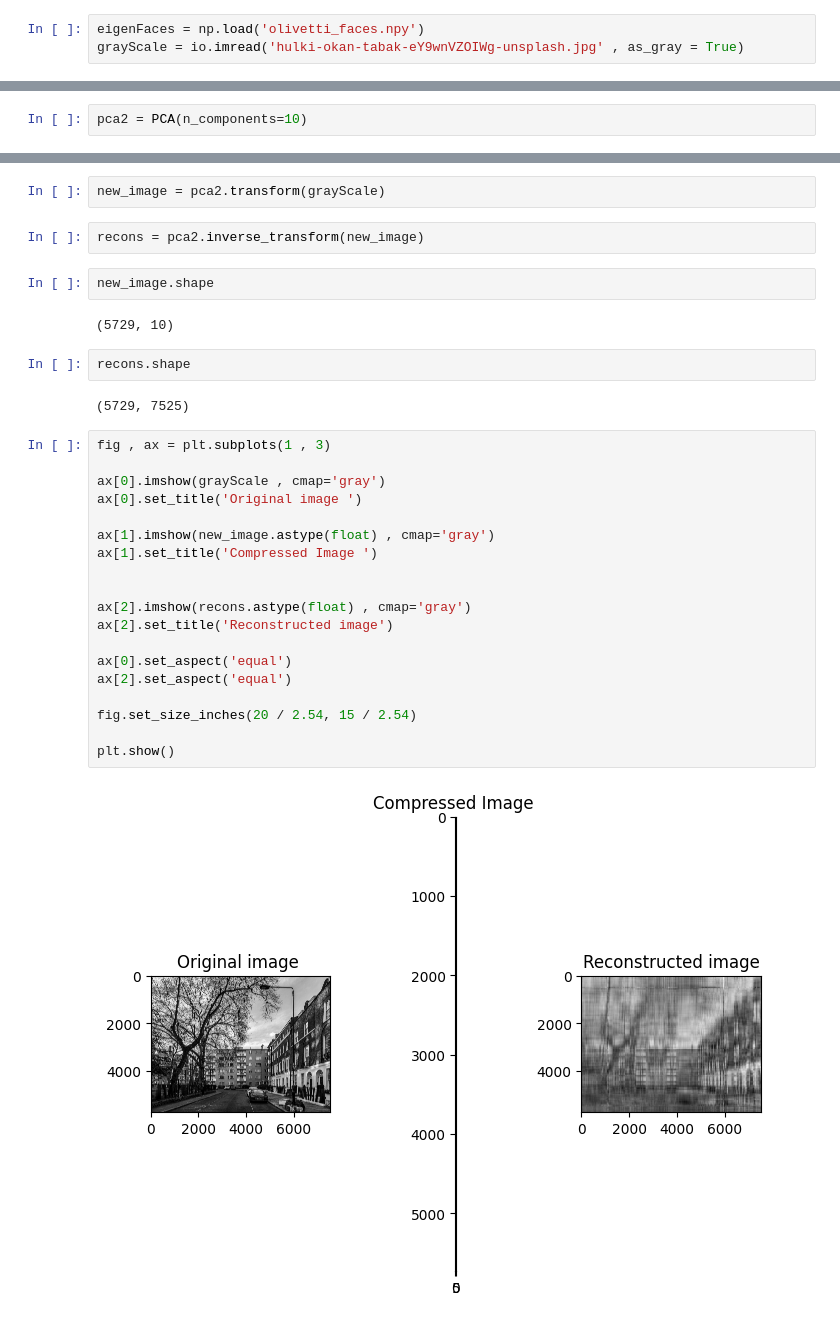
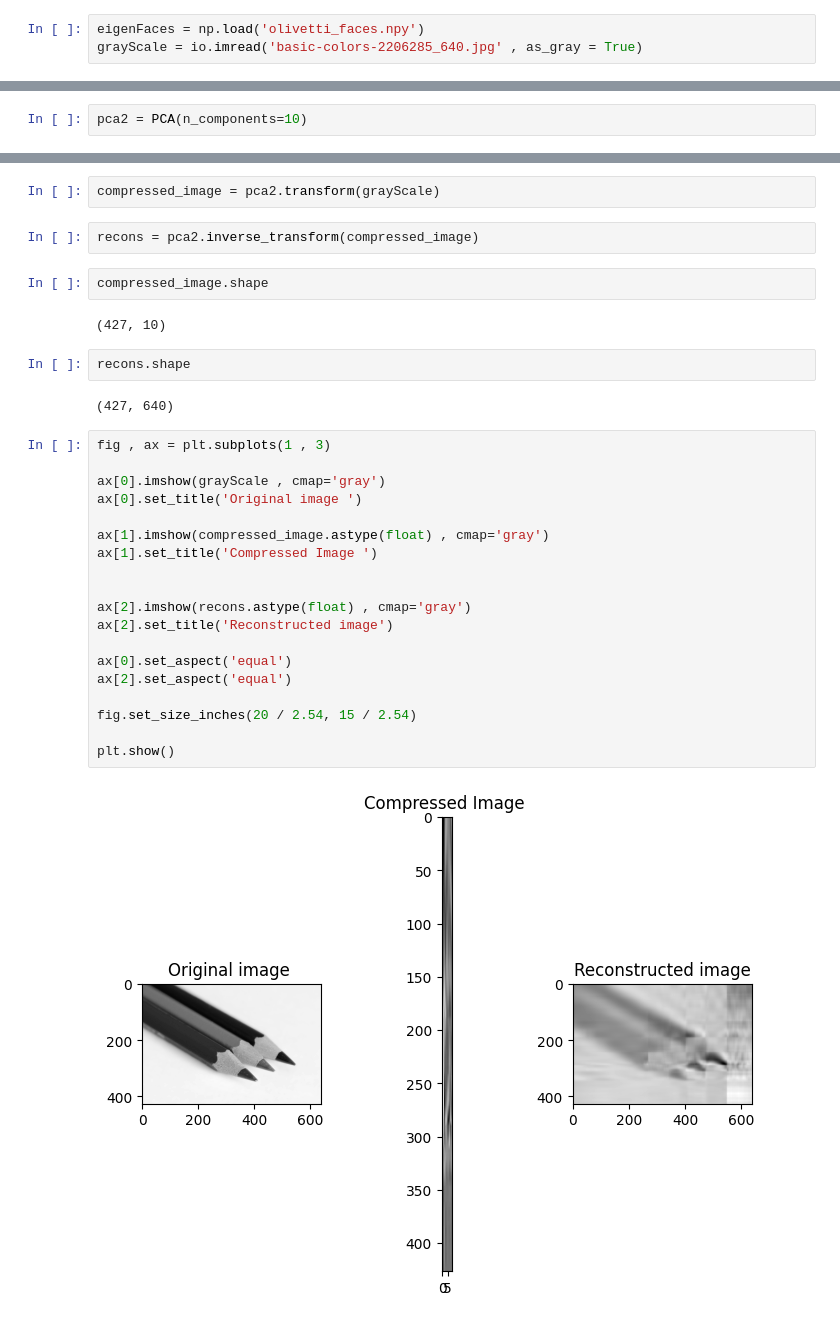
Before and after one commit to AhmedAliAli811/GANS_Assignments, a Jupyter notebook: Ass 1/Ass1-PCA.ipynb, the cells around one changed output, grey strips where cells are left out. Saved outputs shown, nothing was run; the diff lists cells and outputs as text.

```diff
--- a/Ass 1/Ass1-PCA.ipynb
+++ b/Ass 1/Ass1-PCA.ipynb
@@ -5,7 +5,7 @@ import matplotlib.pyplot as plt
 from skimage import io
 # %%
 eigenFaces = np.load('olivetti_faces.npy')
-grayScale = io.imread('hulki-okan-tabak-eY9wnVZOIWg-unsplash.jpg' , as_gray = True)
+grayScale = io.imread('basic-colors-2206285_640.jpg' , as_gray = True)
 # %%
 plt.imshow(grayScale , cmap='gray')
 # %% [output]
@@ -65,33 +67,33 @@ Shape of Components is (7525, 10)
 # %%
-new_image = pca2.transform(grayScale)
+compressed_image = pca2.transform(grayScale)
 # %%
-recons = pca2.inverse_transform(new_image)
+recons = pca2.inverse_transform(compressed_image)
 # %%
-new_image.shape
+compressed_image.shape
 # %% [output]
-(5729, 10)
+(427, 10)
 # %%
 recons.shape
 # %% [output]
-(5729, 7525)
+(427, 640)
 # %%
 fig , ax = plt.subplots(1 , 3)
 
 ax[0].imshow(grayScale , cmap='gray')
 ax[0].set_title('Original image ')
 
-ax[1].imshow(new_image.astype(float) , cmap='gray')
+ax[1].imshow(compressed_image.astype(float) , cmap='gray')
 ax[1].set_title('Compressed Image ')
 
 
 ax[2].imshow(recons.astype(float) , cmap='gray')
 ax[2].set_title('Reconstructed image')
 
 ax[0].set_aspect('equal')
 ax[2].set_aspect('equal')
 
 fig.set_size_inches(20 / 2.54, 15 / 2.54)
 
 plt.show()
 # %% [output]
-[figure, old version]
+[figure, new version]
```
Also changed, not shown: parts of 19 cells of this notebook, 2 other files.
